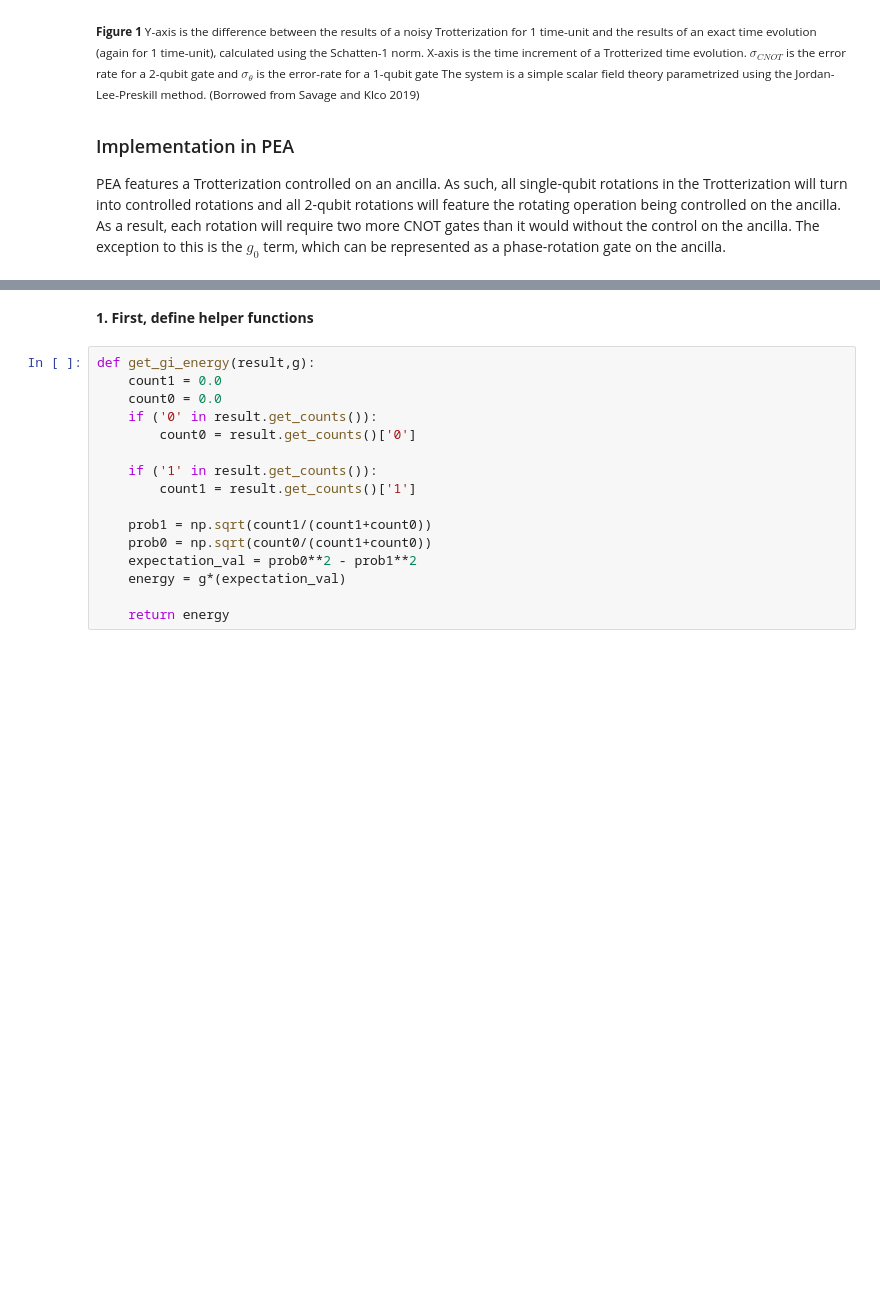
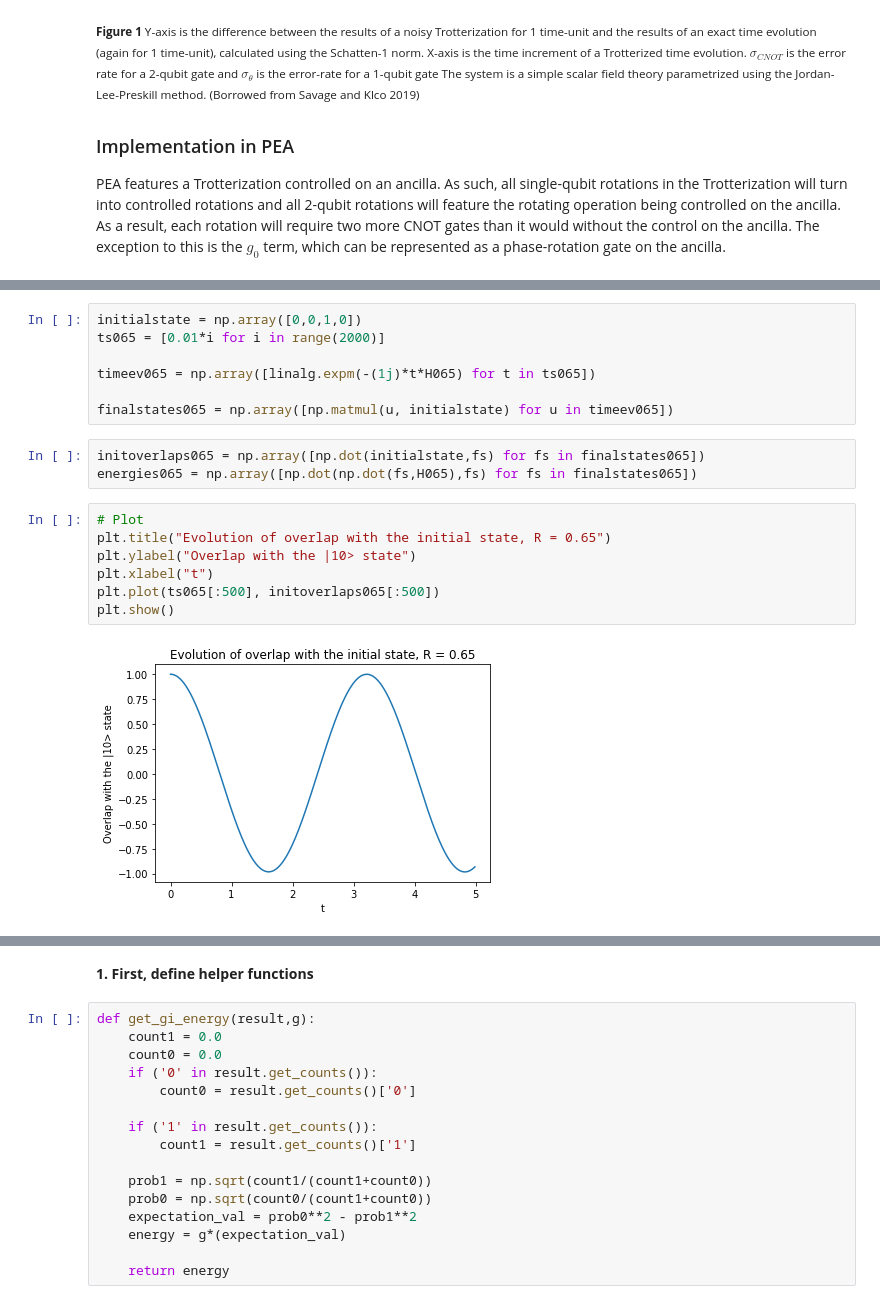
Before and after one commit to aodongliu/CHEM560_FinalProject, a Jupyter notebook: FinalProject.ipynb, the cells around one changed output, grey strips where cells are left out. Saved outputs shown, nothing was run; the diff lists cells and outputs as text; blank space fills up the shorter version.

```diff
--- a/FinalProject.ipynb
+++ b/FinalProject.ipynb
@@ -128,0 +167,19 @@ As a result, each rotation will require two more CNOT gates than it would withou
+# %%
+initialstate = np.array([0,0,1,0])
+ts065 = [0.01*i for i in range(2000)]
+
+timeev065 = np.array([linalg.expm(-(1j)*t*H065) for t in ts065])
+
+finalstates065 = np.array([np.matmul(u, initialstate) for u in timeev065])
+# %%
+initoverlaps065 = np.array([np.dot(initialstate,fs) for fs in finalstates065])
+energies065 = np.array([np.dot(np.dot(fs,H065),fs) for fs in finalstates065])
+# %%
+# Plot
+plt.title("Evolution of overlap with the initial state, R = 0.65")
+plt.ylabel("Overlap with the |10> state")
+plt.xlabel("t")
+plt.plot(ts065[:500], initoverlaps065[:500])
+plt.show()
+# %% [output]
+[figure, added]
```
Also changed, not shown: parts of 18 cells of this notebook, 1 other file.
